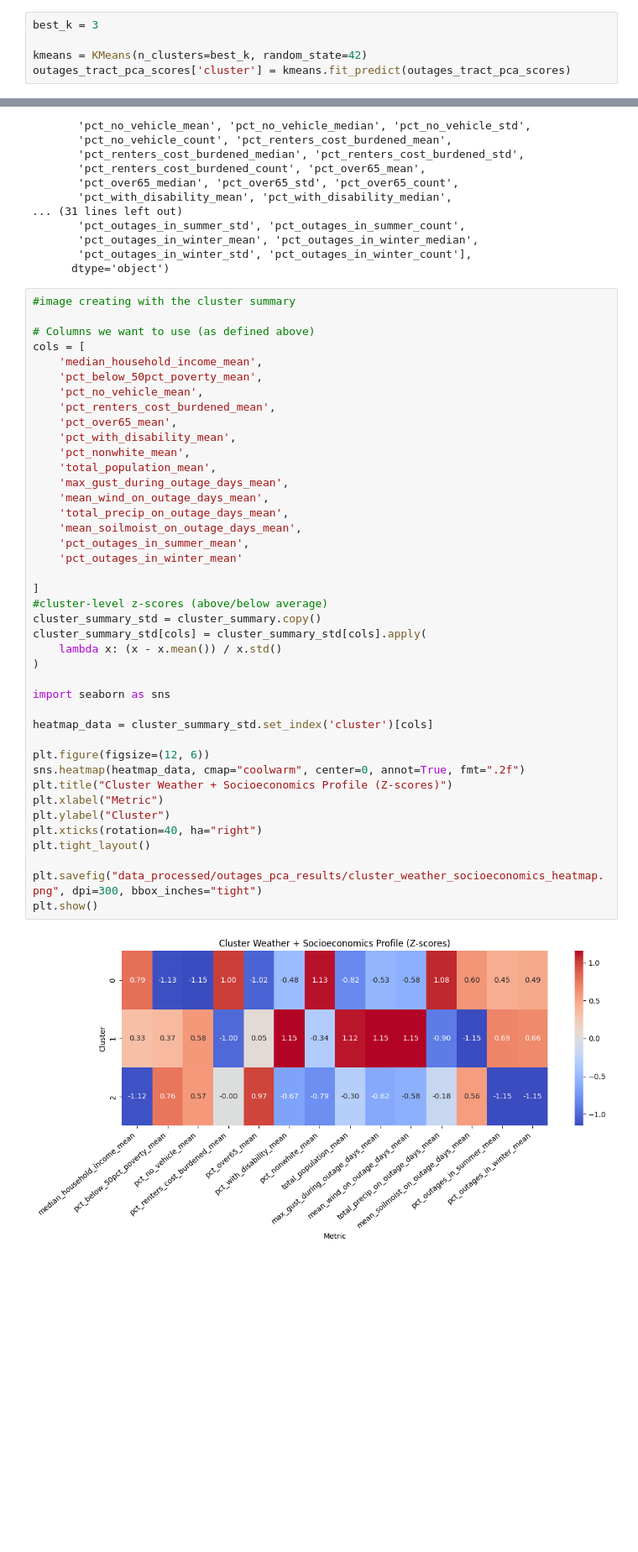
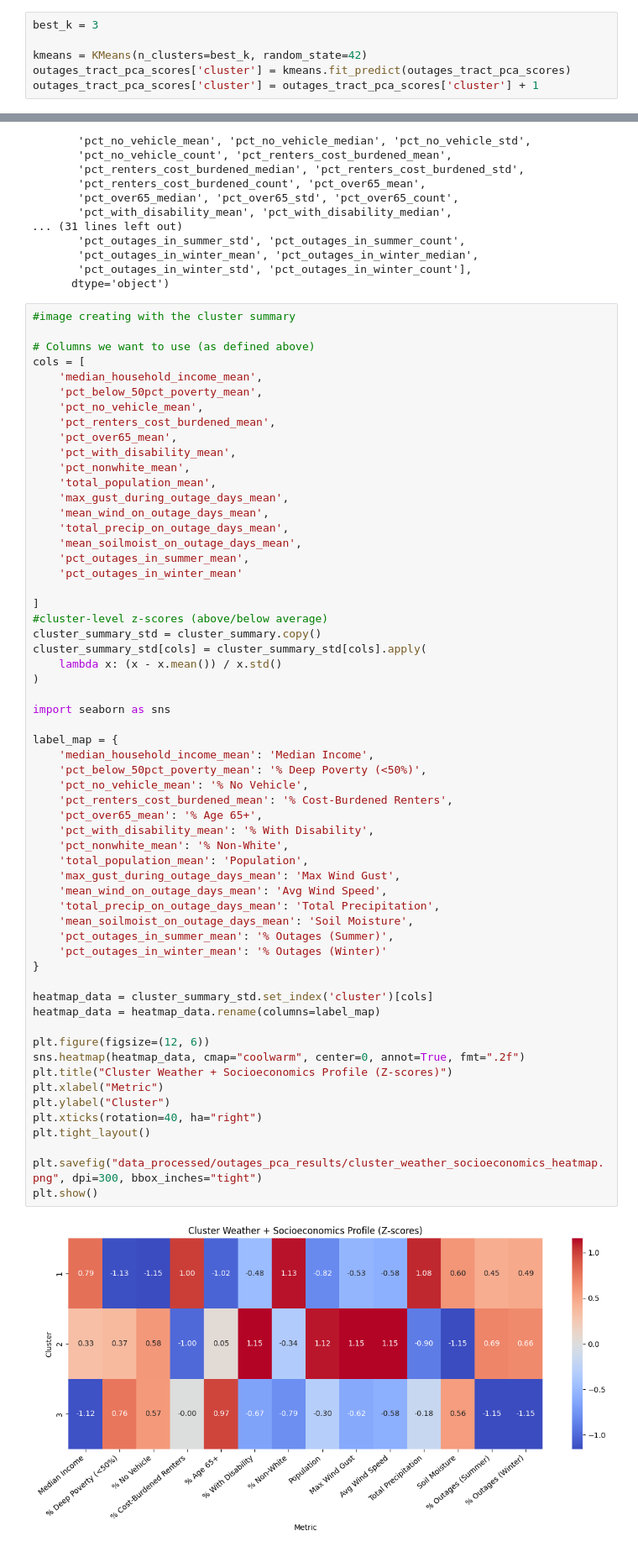
Before and after one commit to jessalynlc/MP, a Jupyter notebook: pca_outages.ipynb, the cells around one changed output, grey strips where cells are left out. Shown at 84% size. Saved outputs shown, nothing was run; the diff lists cells and outputs as text; blank space fills up the shorter version.

Commit message:
Updating figures on all NC outage figures.

```diff
--- a/pca_outages.ipynb
+++ b/pca_outages.ipynb
@@ -251,6 +251,7 @@ best_k = 3
 
 kmeans = KMeans(n_clusters=best_k, random_state=42)
 outages_tract_pca_scores['cluster'] = kmeans.fit_predict(outages_tract_pca_scores)
+outages_tract_pca_scores['cluster'] = outages_tract_pca_scores['cluster'] + 1
 # %% [markdown]
 ## Characterize each cluster
 
@@ -801,31 +935,49 @@ cols = [
     'total_population_mean',
     'max_gust_during_outage_days_mean',
     'mean_wind_on_outage_days_mean',
     'total_precip_on_outage_days_mean',
     'mean_soilmoist_on_outage_days_mean',
     'pct_outages_in_summer_mean',
     'pct_outages_in_winter_mean'
 
 ]
 #cluster-level z-scores (above/below average)
 cluster_summary_std = cluster_summary.copy()
 cluster_summary_std[cols] = cluster_summary_std[cols].apply(
     lambda x: (x - x.mean()) / x.std()
 )
 
 import seaborn as sns
 
+label_map = {
+    'median_household_income_mean': 'Median Income',
+    'pct_below_50pct_poverty_mean': '% Deep Poverty (<50%)',
+    'pct_no_vehicle_mean': '% No Vehicle',
+    'pct_renters_cost_burdened_mean': '% Cost-Burdened Renters',
+    'pct_over65_mean': '% Age 65+',
+    'pct_with_disability_mean': '% With Disability',
+    'pct_nonwhite_mean': '% Non-White',
+    'total_population_mean': 'Population',
+    'max_gust_during_outage_days_mean': 'Max Wind Gust',
+    'mean_wind_on_outage_days_mean': 'Avg Wind Speed',
+    'total_precip_on_outage_days_mean': 'Total Precipitation',
+    'mean_soilmoist_on_outage_days_mean': 'Soil Moisture',
+    'pct_outages_in_summer_mean': '% Outages (Summer)',
+    'pct_outages_in_winter_mean': '% Outages (Winter)'
+}
+
 heatmap_data = cluster_summary_std.set_index('cluster')[cols]
+heatmap_data = heatmap_data.rename(columns=label_map)
 
 plt.figure(figsize=(12, 6))
 sns.heatmap(heatmap_data, cmap="coolwarm", center=0, annot=True, fmt=".2f")
 plt.title("Cluster Weather + Socioeconomics Profile (Z-scores)")
 plt.xlabel("Metric")
 plt.ylabel("Cluster")
 plt.xticks(rotation=40, ha="right")
 plt.tight_layout()
 
 plt.savefig("data_processed/outages_pca_results/cluster_weather_socioeconomics_heatmap.png", dpi=300, bbox_inches="tight")
 plt.show()
 # %% [output]
-[figure, old version]
+[figure, new version]
```
Also changed, not shown: parts of 3 cells of this notebook, 1 other file.
